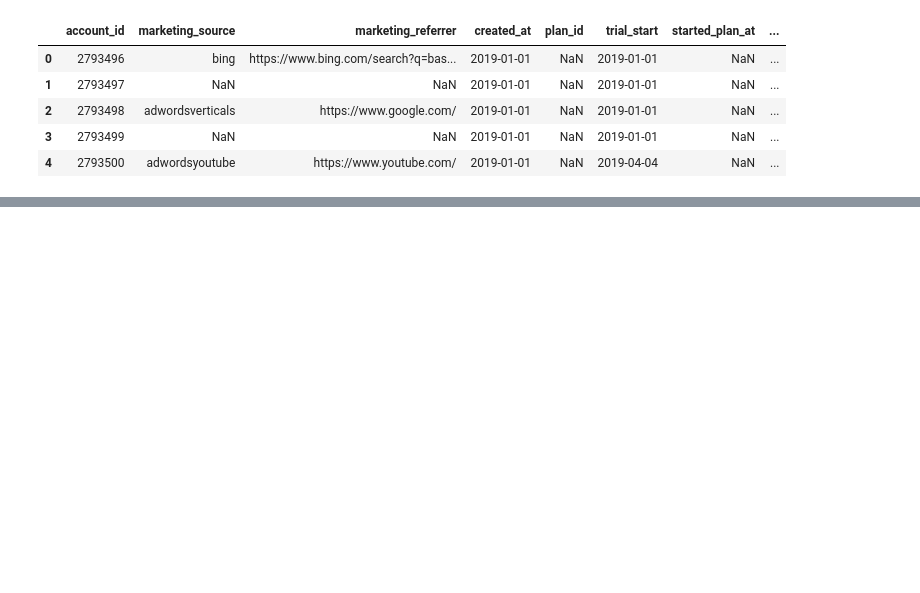
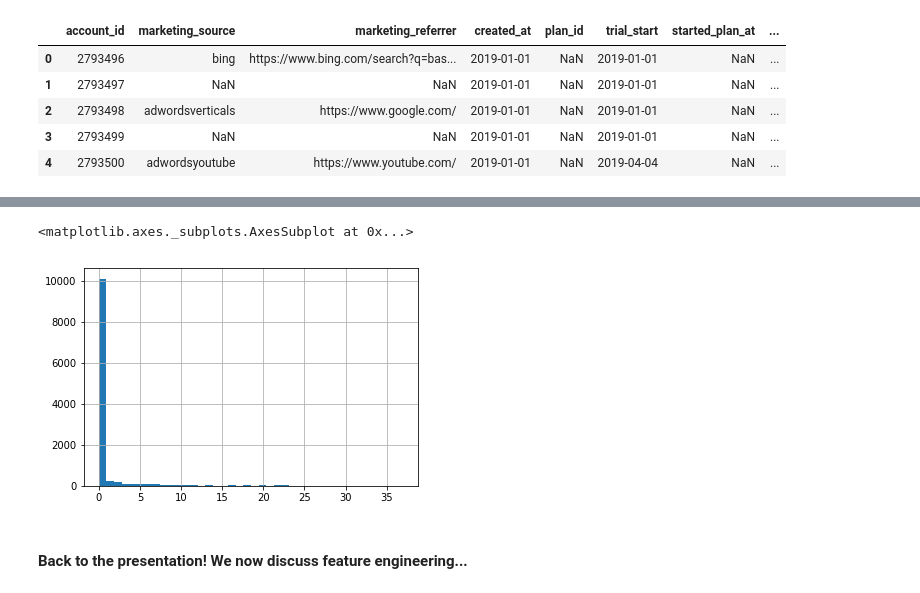
Before and after one commit to DataHackIL/DataLearn-ML-Intro-2019, a Jupyter notebook: part_5.Preprocessing.ipynb, the cells around one changed output, grey strips where cells are left out. Drawn from its saved outputs; the diff is of its cells as text; code cells hidden in the pictures; blank space fills up the shorter version.

```diff
--- a/part_5.Preprocessing.ipynb
+++ b/part_5.Preprocessing.ipynb
@@ -87,0 +243,2 @@ joined_data = \
+# %%
+df.raw_events.fillna(value=0, inplace=True)
@@ -87,0 +249,7 @@ joined_data = \
+# %%
+df.raw_events[df.raw_events<40].hist(bins=40)
+# %% [output]
+<matplotlib.axes._subplots.AxesSubplot at 0x...>
+[figure, added]
+# %% [markdown]
+#### Back to the presentation! We now discuss feature engineering...
```
Also changed, not shown: parts of 56 cells of this notebook, 1 other file.
